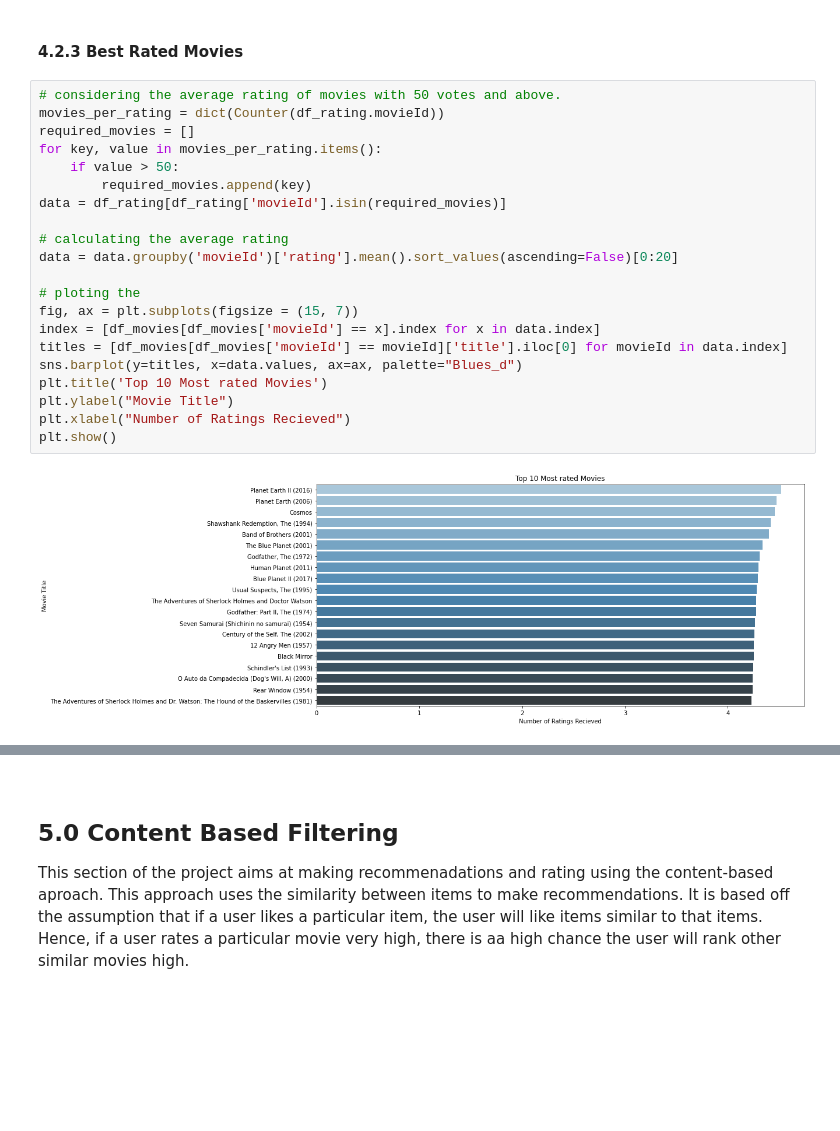
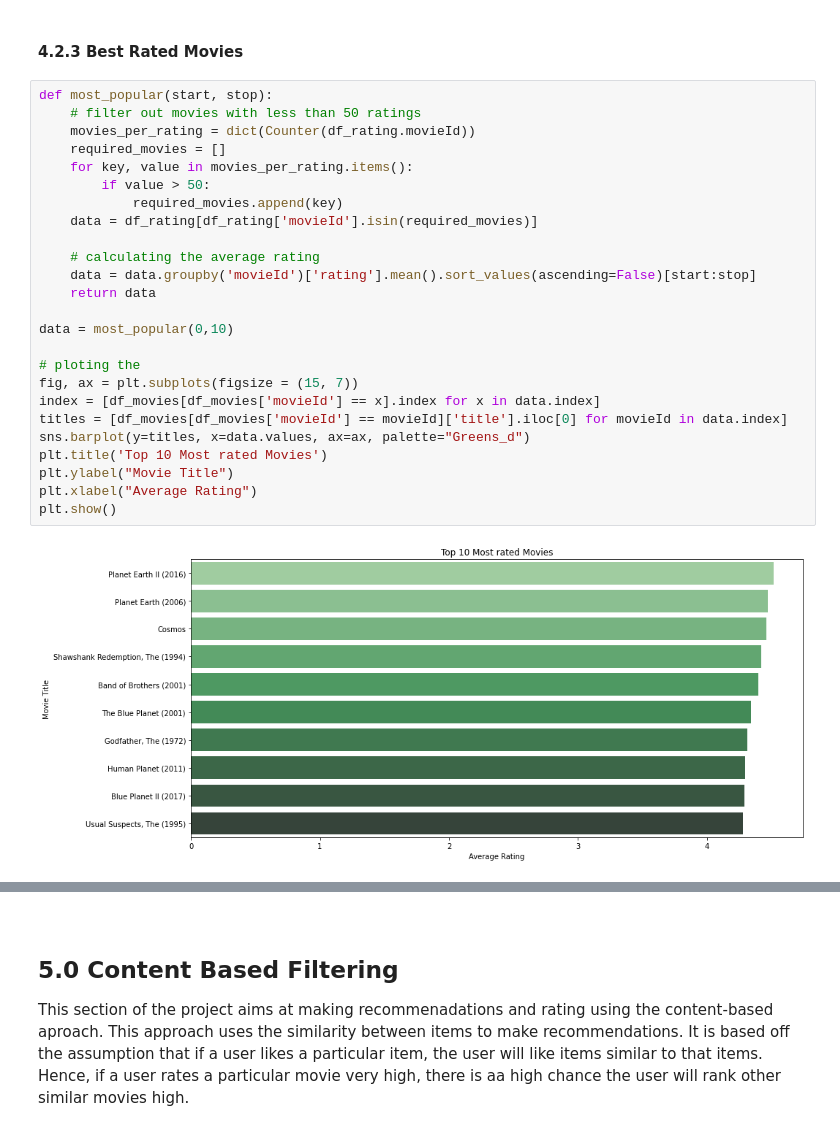
Before and after one commit to chidike10/Movie-Recommender-TeamZF3, a Jupyter notebook: Recommendation_TeamZF3.ipynb, the cells around one changed output, grey strips where cells are left out. Drawn from its saved outputs; the diff is of its cells as text; blank space fills up the shorter version.

```diff
--- a/Recommendation_TeamZF3.ipynb
+++ b/Recommendation_TeamZF3.ipynb
@@ -139,25 +145,29 @@ The most rated movies are movies produced in the 90's. Although, these chart doe
 # %% [markdown]
 #### 4.2.3 Best Rated Movies
 # %%
-# considering the average rating of movies with 50 votes and above.
-movies_per_rating = dict(Counter(df_rating.movieId))
-required_movies = []
-for key, value in movies_per_rating.items():
-    if value > 50:
-        required_movies.append(key)
-data = df_rating[df_rating['movieId'].isin(required_movies)]
+def most_popular(start, stop):
+    # filter out movies with less than 50 ratings
+    movies_per_rating = dict(Counter(df_rating.movieId))
+    required_movies = []
+    for key, value in movies_per_rating.items():
+        if value > 50:
+            required_movies.append(key)
+    data = df_rating[df_rating['movieId'].isin(required_movies)]
 
-# calculating the average rating
-data = data.groupby('movieId')['rating'].mean().sort_values(ascending=False)[0:20]
+    # calculating the average rating
+    data = data.groupby('movieId')['rating'].mean().sort_values(ascending=False)[start:stop]
+    return data
+
+data = most_popular(0,10)
 
 # ploting the
 fig, ax = plt.subplots(figsize = (15, 7))
 index = [df_movies[df_movies['movieId'] == x].index for x in data.index]
 titles = [df_movies[df_movies['movieId'] == movieId]['title'].iloc[0] for movieId in data.index]
-sns.barplot(y=titles, x=data.values, ax=ax, palette="Blues_d")
+sns.barplot(y=titles, x=data.values, ax=ax, palette="Greens_d")
 plt.title('Top 10 Most rated Movies')
 plt.ylabel("Movie Title")
-plt.xlabel("Number of Ratings Recieved")
+plt.xlabel("Average Rating")
 plt.show()
 # %% [output]
-[figure, old version]
+[figure, new version]
```
Also changed, not shown: parts of 23 cells of this notebook.
